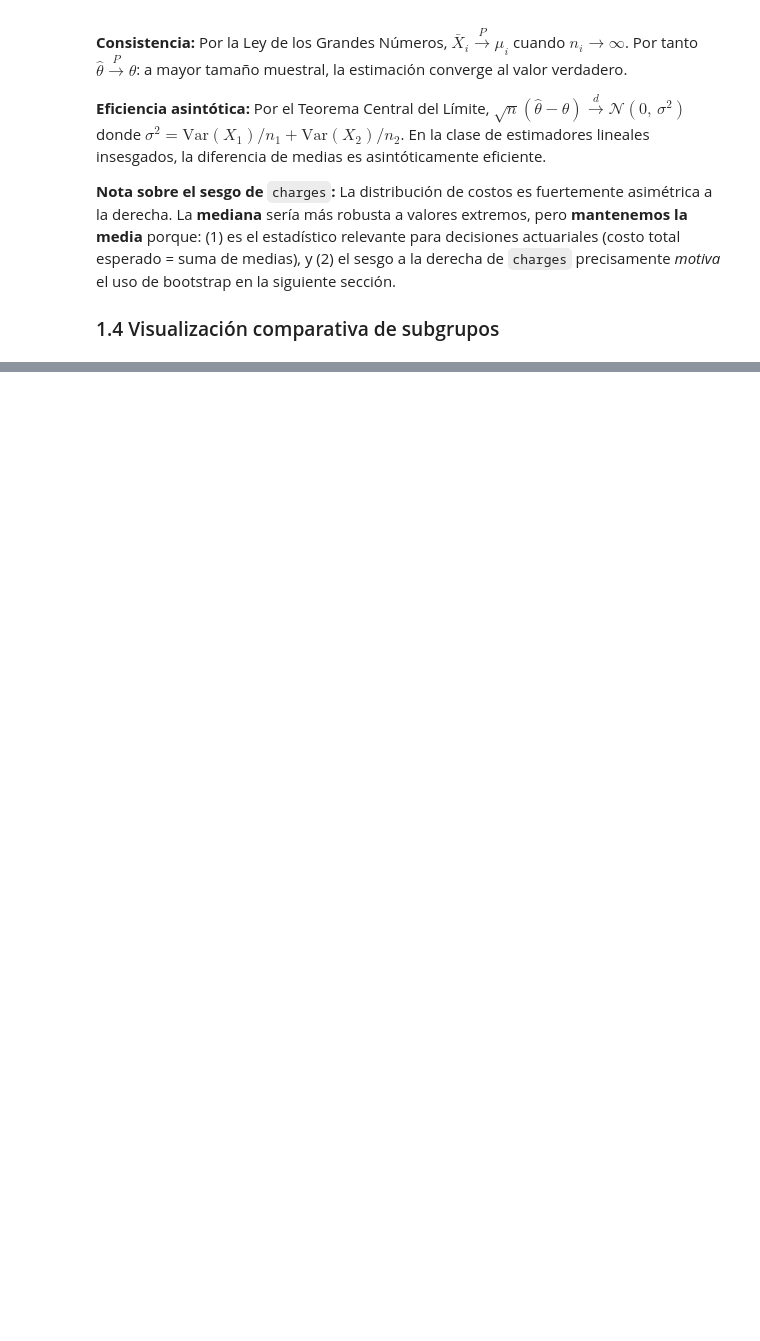
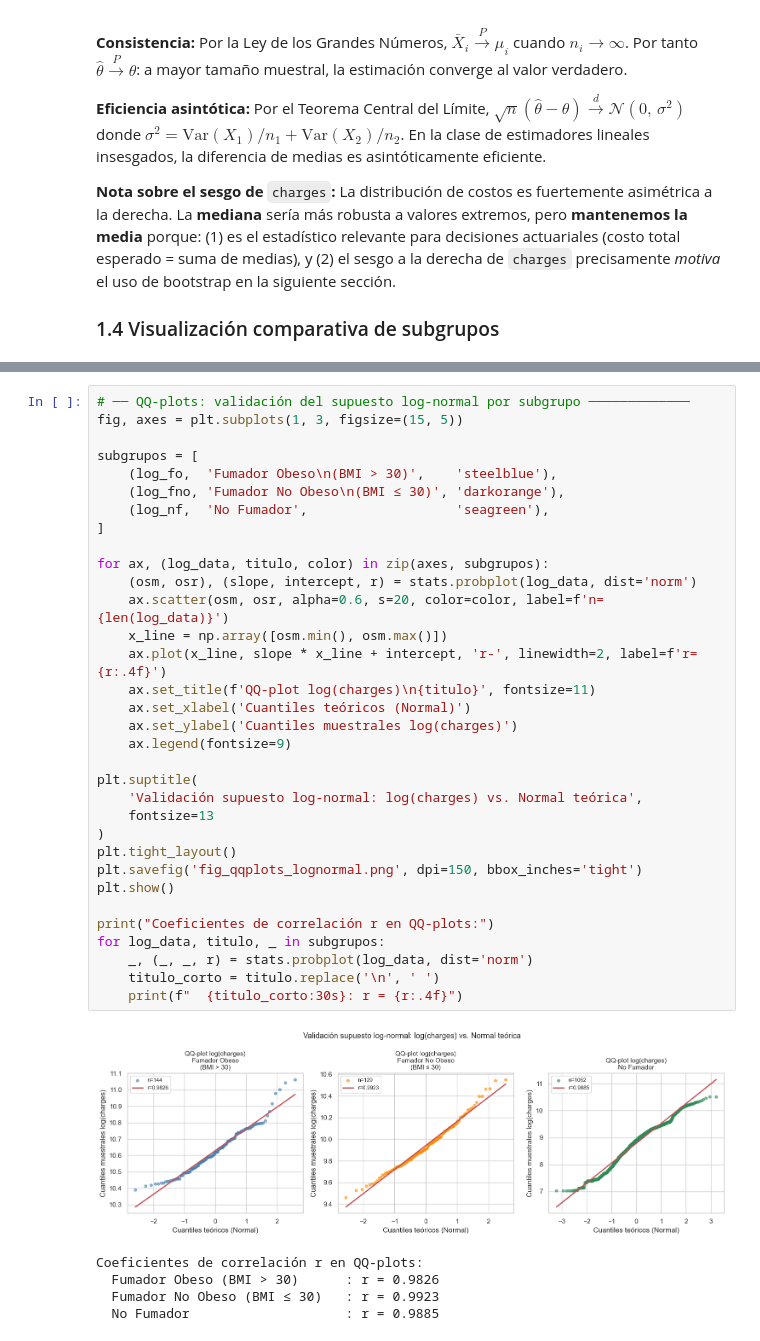
Before and after one commit to EmilioArayaG/Laboratorio_2_Estaca, a Jupyter notebook: lab2_grupo10.ipynb, the cells around one changed output, grey strips where cells are left out. Cells and saved outputs as stored; diff of their text form; blank space fills up the shorter version.

```diff
--- a/lab2_grupo10.ipynb
+++ b/lab2_grupo10.ipynb
@@ -408,0 +480,39 @@ Costo total cartera No fumadores:
+# %%
+# ── QQ-plots: validación del supuesto log-normal por subgrupo ─────────────
+fig, axes = plt.subplots(1, 3, figsize=(15, 5))
+
+subgrupos = [
+    (log_fo,  'Fumador Obeso\n(BMI > 30)',    'steelblue'),
+    (log_fno, 'Fumador No Obeso\n(BMI ≤ 30)', 'darkorange'),
+    (log_nf,  'No Fumador',                   'seagreen'),
+]
+
+for ax, (log_data, titulo, color) in zip(axes, subgrupos):
+    (osm, osr), (slope, intercept, r) = stats.probplot(log_data, dist='norm')
+    ax.scatter(osm, osr, alpha=0.6, s=20, color=color, label=f'n={len(log_data)}')
+    x_line = np.array([osm.min(), osm.max()])
+    ax.plot(x_line, slope * x_line + intercept, 'r-', linewidth=2, label=f'r={r:.4f}')
+    ax.set_title(f'QQ-plot log(charges)\n{titulo}', fontsize=11)
+    ax.set_xlabel('Cuantiles teóricos (Normal)')
+    ax.set_ylabel('Cuantiles muestrales log(charges)')
+    ax.legend(fontsize=9)
+
+plt.suptitle(
+    'Validación supuesto log-normal: log(charges) vs. Normal teórica',
+    fontsize=13
+)
+plt.tight_layout()
+plt.savefig('fig_qqplots_lognormal.png', dpi=150, bbox_inches='tight')
+plt.show()
+
+print("Coeficientes de correlación r en QQ-plots:")
+for log_data, titulo, _ in subgrupos:
+    _, (_, _, r) = stats.probplot(log_data, dist='norm')
+    titulo_corto = titulo.replace('\n', ' ')
+    print(f"  {titulo_corto:30s}: r = {r:.4f}")
+# %% [output]
+[figure, added]
+Coeficientes de correlación r en QQ-plots:
+  Fumador Obeso (BMI > 30)      : r = 0.9826
+  Fumador No Obeso (BMI ≤ 30)   : r = 0.9923
+  No Fumador                    : r = 0.9885
```
Also changed, not shown: parts of 31 cells of this notebook, 6 other files.
